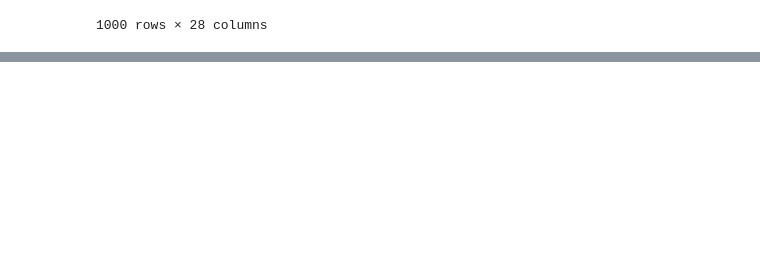
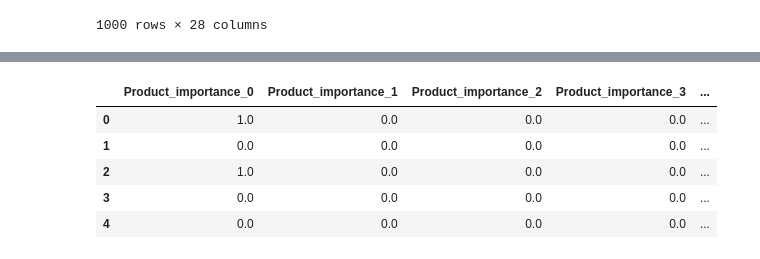
Before and after one commit to mailech/ShipmentSure-Predicting-On-Time-Delivery-Using-Supplier-Data, a Jupyter notebook: Assignment Pseudocode/Assignment(Feature Hashing and Feature Generation).ipynb, the cells around one changed output, grey strips where cells are left out. Cells and saved outputs as stored; diff of their text form; code cells hidden in the pictures; blank space fills up the shorter version.

```diff
--- a/Assignment Pseudocode/Assignment(Feature Hashing and Feature Generation).ipynb
+++ b/Assignment Pseudocode/Assignment(Feature Hashing and Feature Generation).ipynb
@@ -71,0 +94,20 @@ data4
+# %%
+hasher = FeatureHasher(n_features=10, input_type="string")
+
+hashed = hasher.transform(
+    data2["Product_importance"].apply(lambda x: [x])
+)
+
+hashed_df = pd.DataFrame(
+    hashed.toarray(),
+    columns=[f"Product_importance_{i}" for i in range(10)]
+)
+
+hashed_df.head()
+# %% [output]
+|  | Product_importance_0 | Product_importance_1 | Product_importance_2 | Product_importance_3 | ... |
+| 0 | 1.0 | 0.0 | 0.0 | 0.0 | ... |
+| 1 | 0.0 | 0.0 | 0.0 | 0.0 | ... |
+| 2 | 1.0 | 0.0 | 0.0 | 0.0 | ... |
+| 3 | 0.0 | 0.0 | 0.0 | 0.0 | ... |
+| 4 | 0.0 | 0.0 | 0.0 | 0.0 | ... |
```
Also changed, not shown: parts of 3 cells of this notebook.
